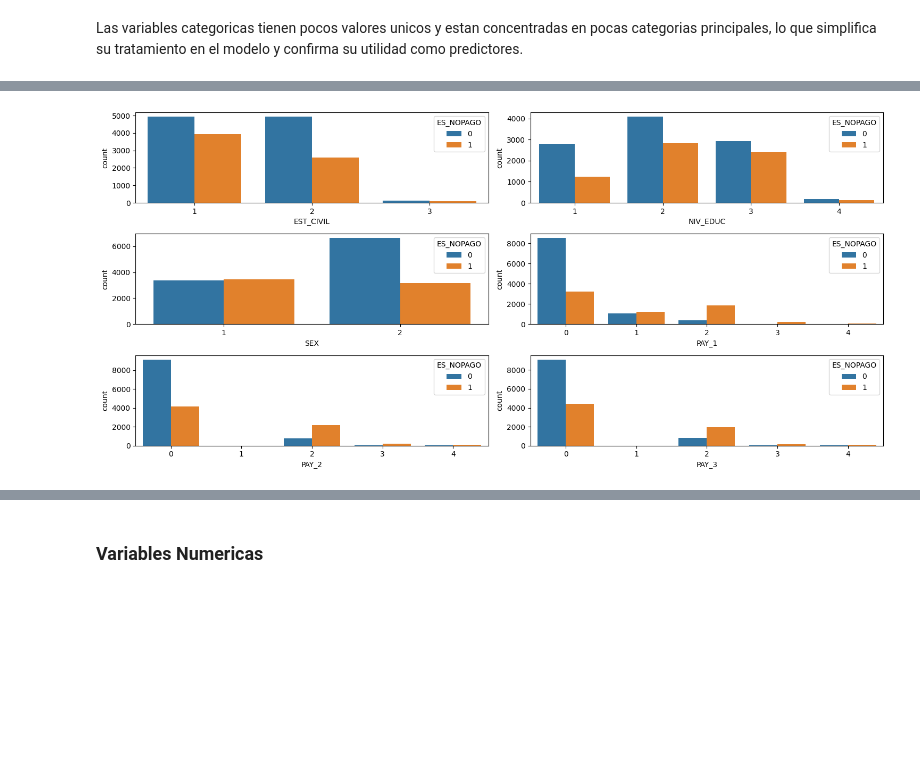
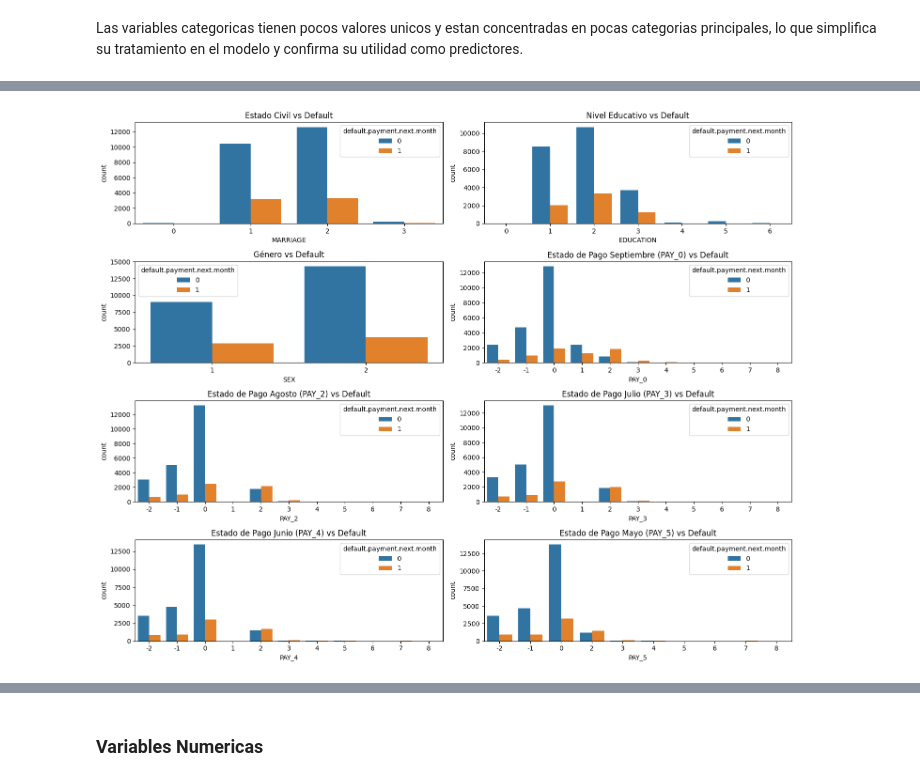
Before and after one commit to marcelo-prado97/TFM-No-Pago-TC, a Jupyter notebook: notebooks/no_pago_tc.ipynb, the cells around one changed output, grey strips where cells are left out. Drawn from its saved outputs; the diff is of its cells as text; code cells hidden in the pictures; blank space fills up the shorter version.

```diff
--- a/notebooks/no_pago_tc.ipynb
+++ b/notebooks/no_pago_tc.ipynb
@@ -42,4 +82,4 @@ La variable **`ES_NOPAGO`** indica el comportamiento de pago del cliente:
 # %%
-df_tc = pd.read_excel('Data_TC.xlsx')
+df_tc = pd.read_csv('../data/raw/UCI_Credit_Card.csv')
 df_tc.head()
 # %% [output]
@@ -181,2 +238,0 @@ df_prep[df_prep['BILL_AMT1'] <= -159521.0]
-# %%
-df_prep = df_prep[df_prep['BILL_AMT1'] > -159521.0].copy()
@@ -218,2 +326,2 @@ df_bi = df_prep.copy()
-# %%
-df_bi[['EST_CIVIL',	'NIV_EDUC',	'SEX', 'PAY_1',	'PAY_2',	'PAY_3', 'ES_NOPAGO']] = df_bi[['EST_CIVIL',	'NIV_EDUC',	'SEX', 'PAY_1',	'PAY_2',	'PAY_3','ES_NOPAGO']].astype('object')
+# %%
+df_bi[['MARRIAGE', 'EDUCATION', 'SEX', 'PAY_0', 'PAY_2', 'PAY_3', 'PAY_4', 'PAY_5', 'PAY_6', 'default.payment.next.month']] = df_bi[['MARRIAGE', 'EDUCATION', 'SEX', 'PAY_0', 'PAY_2', 'PAY_3', 'PAY_4', 'PAY_5', 'PAY_6', 'default.payment.next.month']].astype('object')
@@ -283,43 +496,72 @@ dtype: float64
 # %%
-fig, ax = plt.subplots(nrows=3, ncols = 2, figsize=(15,7))
+fig, ax = plt.subplots(nrows=4, ncols=2, figsize=(15, 12))
+
 sns.countplot(
-    data = df_bi,
-    x = 'EST_CIVIL',
-    hue='ES_NOPAGO',
-    ax = ax[0][0]
+    data=df_bi,
+    x='MARRIAGE',
+    hue='default.payment.next.month',
+    ax=ax[0][0]
 )
+ax[0][0].set_title('Estado Civil vs Default')
+
 sns.countplot(
-    data = df_bi,
-    x = 'NIV_EDUC',
-    hue='ES_NOPAGO',
-    ax = ax[0][1]
+    data=df_bi,
+    x='EDUCATION',
+    hue='default.payment.next.month',
+    ax=ax[0][1]
 )
+ax[0][1].set_title('Nivel Educativo vs Default')
+
 sns.countplot(
-    data = df_bi,
-    x = 'SEX',
-    hue='ES_NOPAGO',
-    ax = ax[1][0]
+    data=df_bi,
+    x='SEX',
+    hue='default.payment.next.month',
+    ax=ax[1][0]
 )
+ax[1][0].set_title('Género vs Default')
+
 sns.countplot(
-    data = df_bi,
-    x = 'PAY_1',
-    hue='ES_NOPAGO',
-    ax = ax[1][1]
+    data=df_bi,
+    x='PAY_0',
+    hue='default.payment.next.month',
+    ax=ax[1][1]
 )
+ax[1][1].set_title('Estado de Pago Septiembre (PAY_0) vs Default')
+
 sns.countplot(
-    data = df_bi,
-    x = 'PAY_2',
-    hue='ES_NOPAGO',
-    ax = ax[2][0]
+    data=df_bi,
+    x='PAY_2',
+    hue='default.payment.next.month',
+    ax=ax[2][0]
 )
+ax[2][0].set_title('Estado de Pago Agosto (PAY_2) vs Default')
+
 sns.countplot(
-    data = df_bi,
-    x = 'PAY_3',
-    hue='ES_NOPAGO',
-    ax = ax[2][1]
+    data=df_bi,
+    x='PAY_3',
+    hue='default.payment.next.month',
+    ax=ax[2][1]
 )
+ax[2][1].set_title('Estado de Pago Julio (PAY_3) vs Default')
+
+sns.countplot(
+    data=df_bi,
+    x='PAY_4',
+    hue='default.payment.next.month',
+    ax=ax[3][0]
+)
+ax[3][0].set_title('Estado de Pago Junio (PAY_4) vs Default')
+
+sns.countplot(
+    data=df_bi,
+    x='PAY_5',
+    hue='default.payment.next.month',
+    ax=ax[3][1]
+)
+ax[3][1].set_title('Estado de Pago Mayo (PAY_5) vs Default')
+
 plt.tight_layout()
 plt.show()
 # %% [output]
-[figure, old version]
+[figure, new version]
 # %% [markdown]
```
Also changed, not shown: parts of 177 cells of this notebook, 13 other files.
